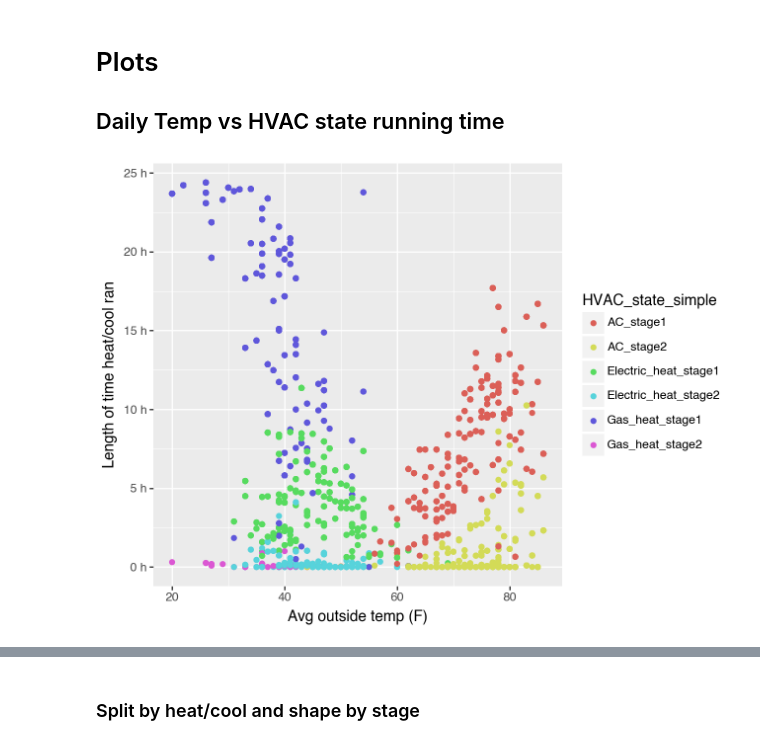
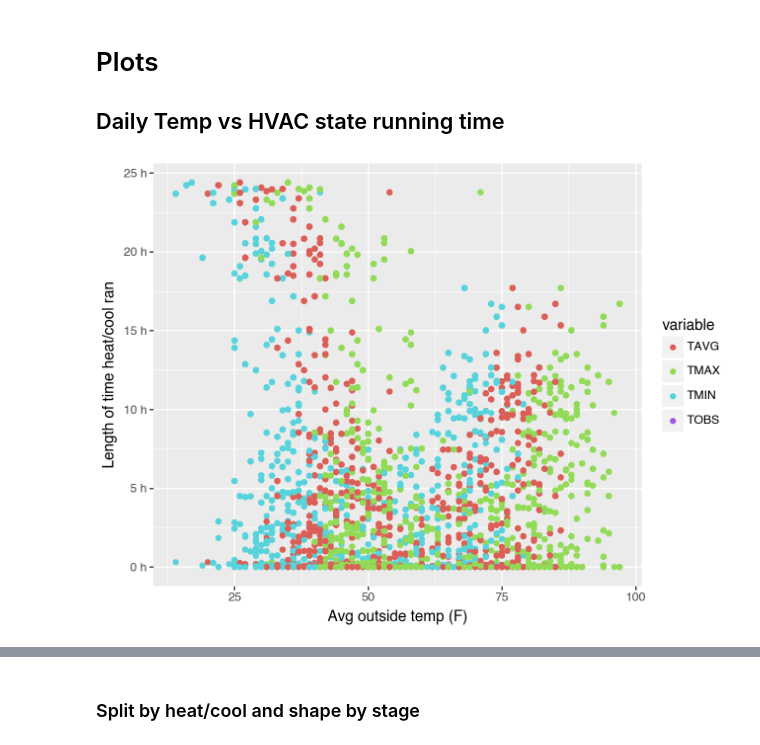
Before and after one commit to sbs87/Random_Projects, a Jupyter notebook: hvac_usage/HVAC_vs_Temp.ipynb, the cells around one changed output, grey strips where cells are left out. Cells and saved outputs as stored; diff of their text form; code cells hidden in the pictures.

Commit message:
ADD conclusions, split out plots by different variables; standardized the data used; add Tmin, max and avg plots

```diff
--- a/hvac_usage/HVAC_vs_Temp.ipynb
+++ b/hvac_usage/HVAC_vs_Temp.ipynb
@@ -290,2 +298,6 @@ To merge with weather data (avg daily temp) and other things, strip off the time
 # %%
 normalized_df_long['DATE']=normalized_df_long["timestamp_formatted"].dt.strftime('%Y-%m-%d')
+normalized_df_long["month_year"]=normalized_df_long["timestamp_formatted"].dt.strftime('%Y-%m')
+# %%
+
+normalized_df_long["month_year"]=normalized_df_long["month_year"].apply(lambda x: datetime.strptime(x, "%Y-%m"))
@@ -323,11 +339,15 @@ detail_use_weather
 * Remove 'prior' HVAC state
 * Use only avg daily temp
 # %%
-plot_df=detail_use_weather[(detail_use_weather['variable']=="TAVG") & ~detail_use_weather.HVAC_state.str.contains("prior")]
+#plot_df=detail_use_weather[(detail_use_weather['variable']=="TAVG") & ~detail_use_weather.HVAC_state.str.contains("prior")]
+
+plot_df=detail_use_weather[ ~detail_use_weather.HVAC_state.str.contains("prior")]
 # %% [markdown]
 # Summarize total HVAC states by day
 There may be multiple times a given state is run on a given day. We need to total each HVAC state across days for the plots to look right - or else it's not proprly summarized
 * sum the total HVAC state per day (for each state)
 # %%
-total_time_df=plot_df.groupby(['DATE','HVAC_state']).apply(lambda x: np.sum(x['length'])).reset_index().rename(columns={0:'total_time'})
+total_time_df=plot_df.groupby(['DATE','HVAC_state','variable']).apply(lambda x: np.sum(x['length'])).reset_index().rename(columns={0:'total_time'})
+
 total_time_tavg_df=pd.merge(plot_df[['DATE','HVAC_state','variable','value']],total_time_df)
+total_time_tavg_df.sort_values(by='total_time')
@@ -345,10 +379,10 @@ total_time_tavg_df = pd.merge(total_time_tavg_df,hvac_state_map)
 ## Daily Temp vs HVAC state running time
 # %%
 from plotnine import element_text,theme
-(ggplot(total_time_tavg_df[ ~total_time_tavg_df.HVAC_state.str.contains("prior")],aes("value","total_time",color="HVAC_state_simple")) +
+(ggplot(total_time_tavg_df,aes("value","total_time",color="variable")) +
  geom_point()+
   ylab("Length of time heat/cool ran")+
  xlab("Avg outside temp (F)")
         )
 # %% [output]
-[figure, old version]
+[figure, new version]
```
Also changed, not shown: parts of 16 cells of this notebook.
